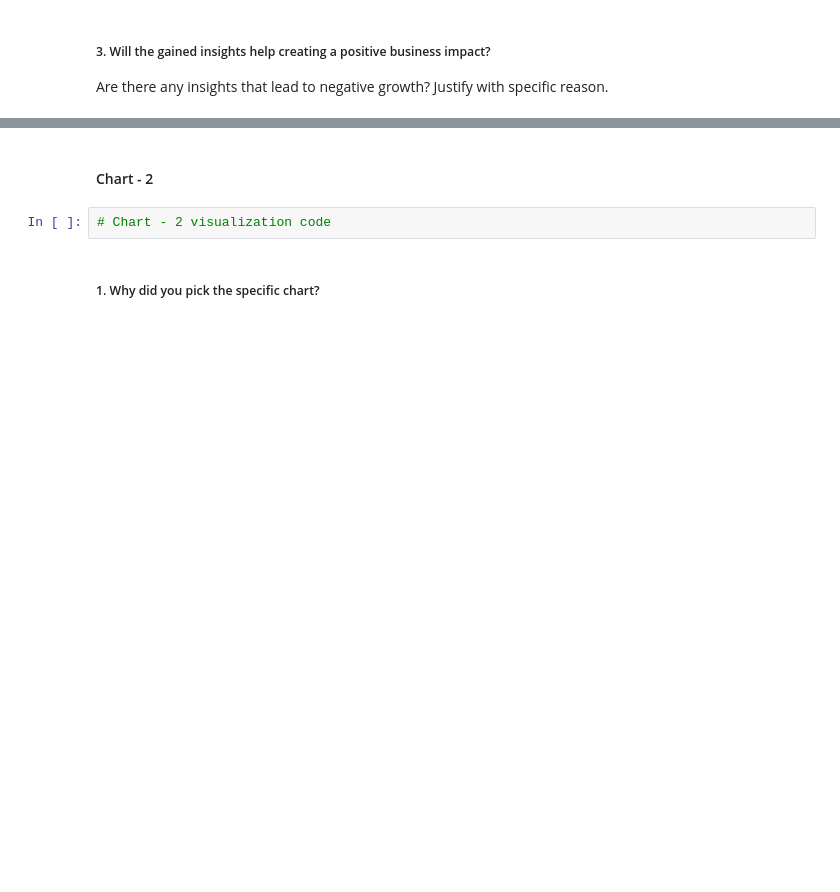
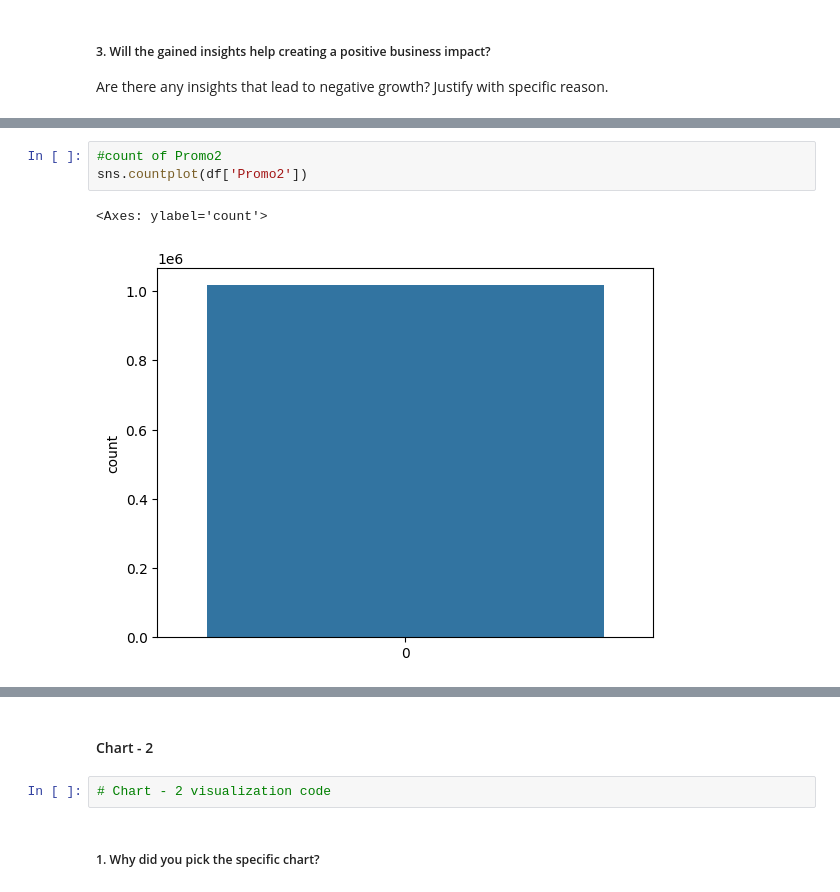
Before and after one commit to rahultj333/ML-Regression-Retails-sales-Prediction, a Jupyter notebook: Individual_ML_Regression_Retails_sales_Prediction.ipynb, the cells around one changed output, grey strips where cells are left out. Saved outputs shown, nothing was run; the diff lists cells and outputs as text; blank space fills up the shorter version.

```diff
--- a/Individual_ML_Regression_Retails_sales_Prediction.ipynb
+++ b/Individual_ML_Regression_Retails_sales_Prediction.ipynb
@@ -421,0 +660,6 @@ Answer Here
+# %%
+#count of Promo2
+sns.countplot(df['Promo2'])
+# %% [output]
+<Axes: ylabel='count'>
+[figure, added]
```
Also changed, not shown: parts of 113 cells of this notebook.
